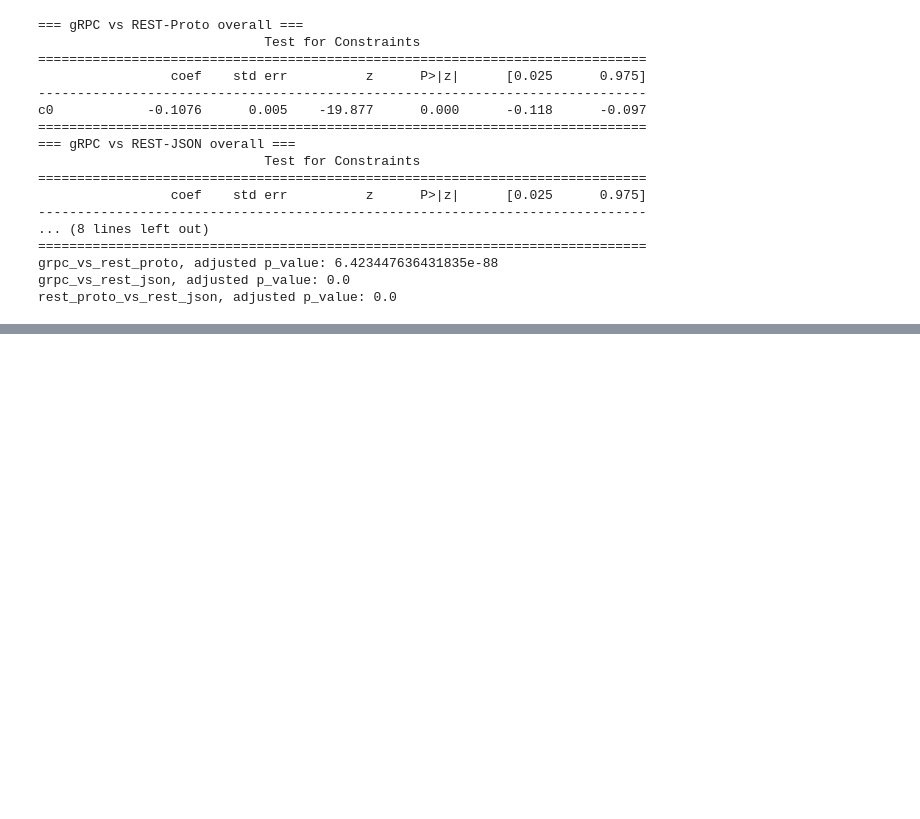
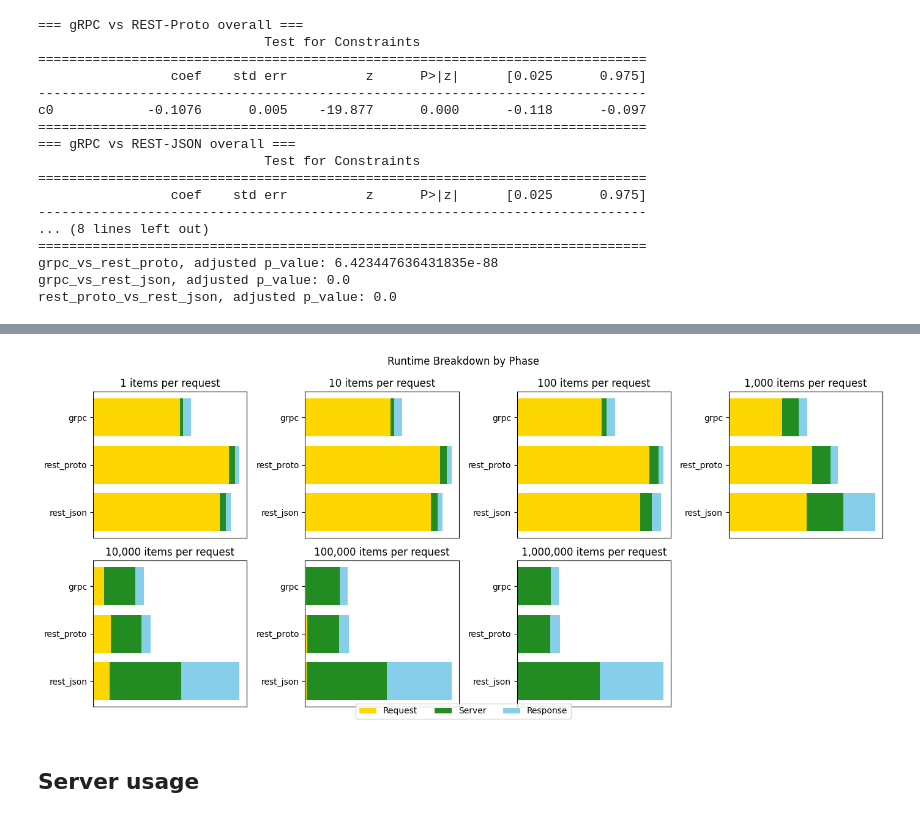
Before and after one commit to haochencoding/benchmark_grpc_proto_rest_json, a Jupyter notebook: data_analysis.ipynb, the cells around one changed output, grey strips where cells are left out. Saved outputs shown, nothing was run; the diff lists cells and outputs as text; code cells hidden in the pictures; blank space fills up the shorter version.

```diff
--- a/data_analysis.ipynb
+++ b/data_analysis.ipynb
@@ -896,0 +1077,6 @@ gRPC vs Rest+Proto
+# %%
+stacked_bars_by_size()
+# %% [output]
+[figure, added]
+# %% [markdown]
+## Server usage
```
Also changed, not shown: parts of 13 cells of this notebook.
